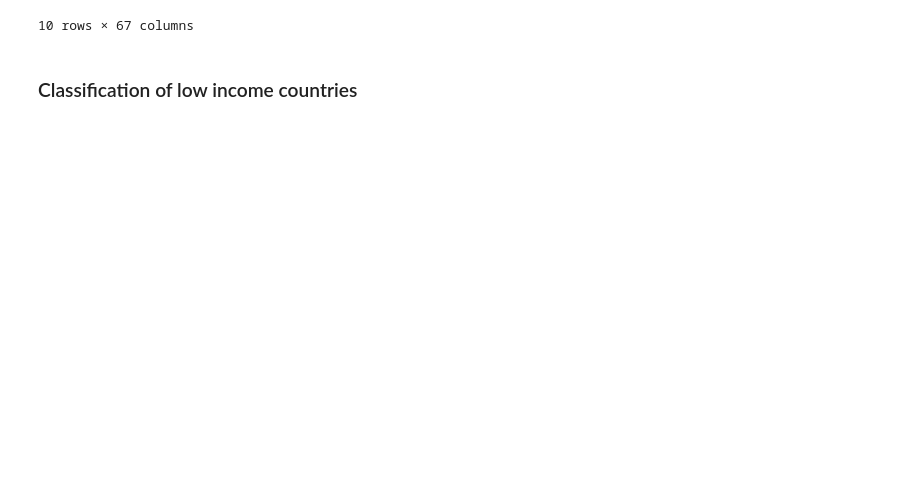
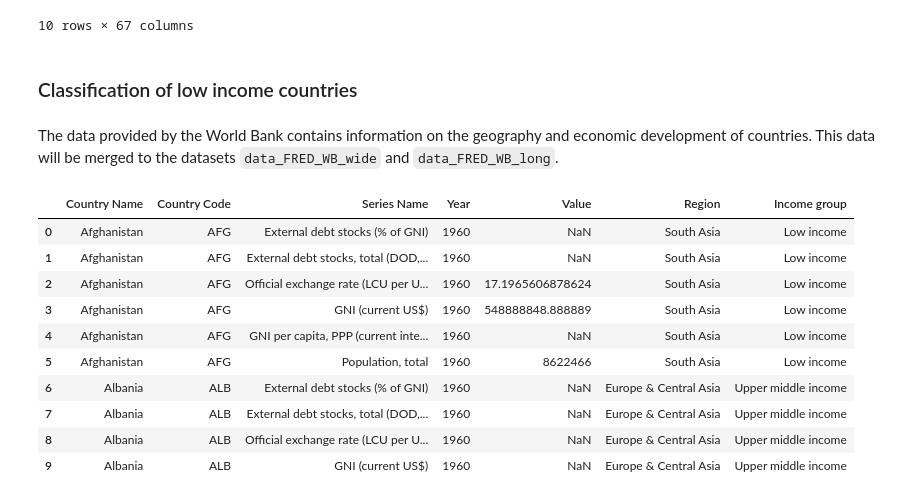
Before and after one commit to maude04/pp4rs_project, a Jupyter notebook: src/project_programming.ipynb, the cells around one changed output. Drawn from its saved outputs; the diff is of its cells as text; code cells hidden in the pictures; blank space fills up the shorter version.

```diff
--- a/src/project_programming.ipynb
+++ b/src/project_programming.ipynb
@@ -190,5 +191,41 @@ data_FRED_WB_wide.head(10)
 10 rows × 67 columns
 # %% [markdown]
 ### Classification of low income countries
+# %% [markdown]
+The data provided by the World Bank contains information on the geography and economic development of countries. This data will be merged to the datasets `data_FRED_WB_wide` and `data_FRED_WB_long`.
 # %%
-low_inc_2024 = ["Afghanistan", "Burkina Faso", "Burundi", "Central African Republic", "Chad", "Congo, Dem. Rep.", "Eritrea", "Ethiopia", "Gambia, The", "Guinea-Bissau", "Korea, Dem. People’s Rep.", "Liberia", "Madagascar", "Malawi", "Mali", "Mozambique", "Niger", "Rwanda", "Sierra Leone", "Somalia", "South Sudan", "Sudan", "Syrian Arab Republic", "Togo", "Uganda" "Yemen, Rep."]
+#low_inc_2024 = ["Afghanistan", "Burkina Faso", "Burundi", "Central African Republic", "Chad", "Congo, Dem. Rep.", "Eritrea", "Ethiopia", "Gambia, The", "Guinea-Bissau", "Korea, Dem. People’s Rep.", "Liberia", "Madagascar", "Malawi", "Mali", "Mozambique", "Niger", "Rwanda", "Sierra Leone", "Somalia", "South Sudan", "Sudan", "Syrian Arab Republic", "Togo", "Uganda" "Yemen, Rep."]
+
+# Open the World Bank classification file
+WB_class_raw = pd.read_excel(os.path.join(PATH_DATA, 'World_Bank_classification.xlsx'))
+
+# Drop the column "Lending category"
+
+WB_class_raw.drop(columns='Lending category', inplace=True)
+
+# Rename the columns "Economy" and "Code"
+
+WB_class_raw.rename(columns={'Economy': 'Country Name', 'Code': 'Country Code'}, inplace=True)
+
+# Merge the data_FRED_WB_wide DataFrame with the WB_class_raw DataFrame
+
+data_FRED_WB_wide = pd.merge(data_FRED_WB_wide, WB_class_raw, on=['Country Name', 'Country Code'], how='left')
+
+# Merge the data_FRED_WB_long DataFrame with the WB_class_raw DataFrame
+
+data_FRED_WB_long = pd.merge(data_FRED_WB_long, WB_class_raw, on=['Country Name', 'Country Code'], how='left')
+
+data_FRED_WB_long.head(10)
+#os.path.join(PATH_DATA, 'World_Bank_classification.xlsx')
+# %% [output]
+|  | Country Name | Country Code | Series Name | Year | Value | Region | Income group |
+| 0 | Afghanistan | AFG | External debt stocks (% of GNI) | 1960 | NaN | South Asia | Low income |
+| 1 | Afghanistan | AFG | External debt stocks, total (DOD,... | 1960 | NaN | South Asia | Low income |
+| 2 | Afghanistan | AFG | Official exchange rate (LCU per U... | 1960 | 17.1965606878624 | South Asia | Low income |
+| 3 | Afghanistan | AFG | GNI (current US$) | 1960 | 548888848.888889 | South Asia | Low income |
+| 4 | Afghanistan | AFG | GNI per capita, PPP (current inte... | 1960 | NaN | South Asia | Low income |
+| 5 | Afghanistan | AFG | Population, total | 1960 | 8622466 | South Asia | Low income |
+| 6 | Albania | ALB | External debt stocks (% of GNI) | 1960 | NaN | Europe & Central Asia | Upper middle income |
+| 7 | Albania | ALB | External debt stocks, total (DOD,... | 1960 | NaN | Europe & Central Asia | Upper middle income |
+| 8 | Albania | ALB | Official exchange rate (LCU per U... | 1960 | NaN | Europe & Central Asia | Upper middle income |
+| 9 | Albania | ALB | GNI (current US$) | 1960 | NaN | Europe & Central Asia | Upper middle income |
```
Also changed, not shown: parts of 10 cells of this notebook.
